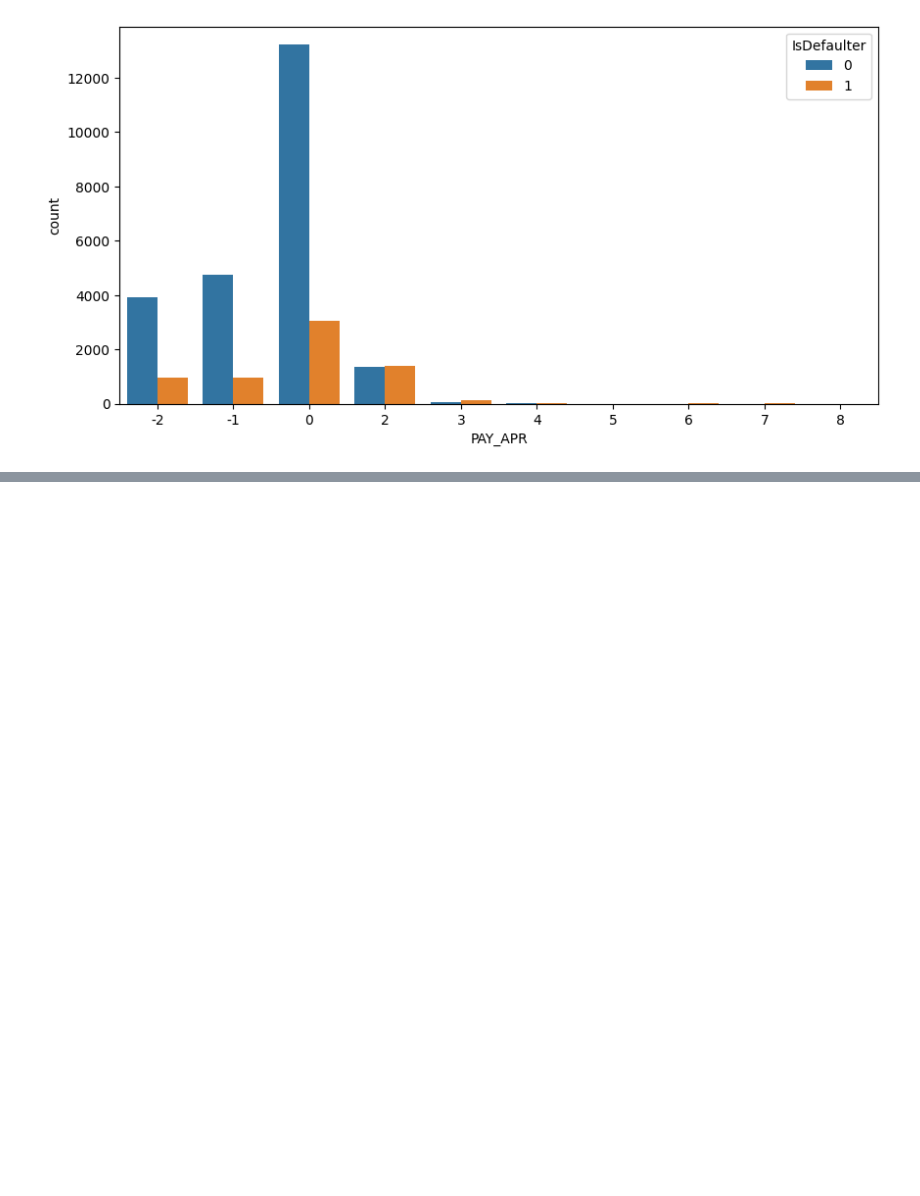
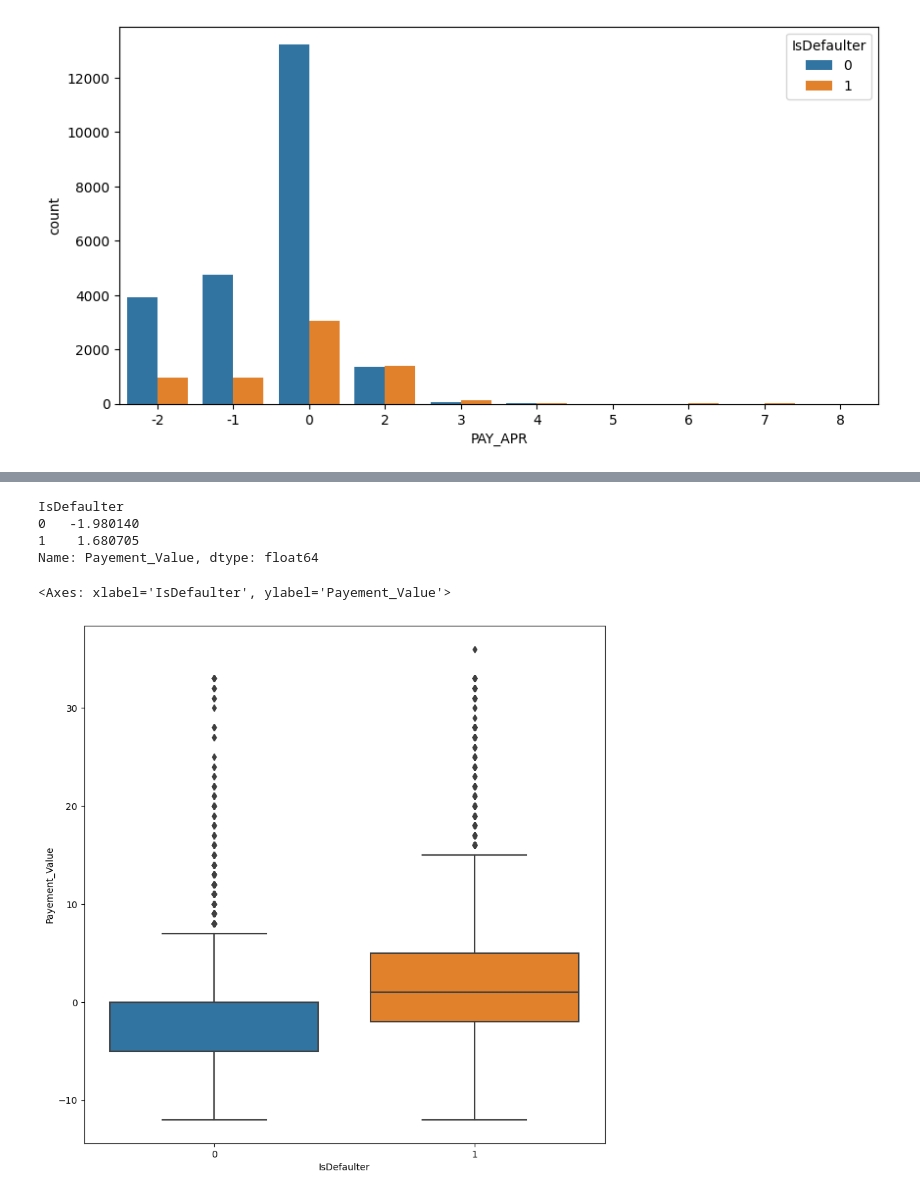
Before and after one commit to shaad4224/credit_card_default_prediction, a Jupyter notebook: Copy_of_credit_card_default_prediction.ipynb, the cells around one changed output, grey strips where cells are left out. Cells and saved outputs as stored; diff of their text form; code cells hidden in the pictures; blank space fills up the shorter version.

Commit message:
added some more visualization of countplot,boxplot

```diff
--- a/Copy_of_credit_card_default_prediction.ipynb
+++ b/Copy_of_credit_card_default_prediction.ipynb
@@ -287,0 +327,4 @@ for col in pay_col:
+# %%
+balance_df = pd.DataFrame(x_smote, columns=columns)
+# %%
+balance_df['IsDefaulter'] = y_smote
@@ -287,0 +347,17 @@ for col in pay_col:
+# %%
+new_df = balance_df.copy()
+# %%
+new_df['Payement_Value'] = new_df['PAY_SEPT'] + new_df['PAY_AUG'] + new_df['PAY_JUL'] + new_df['PAY_JUN'] + new_df['PAY_MAY'] + new_df['PAY_APR']
+# %%
+new_df.groupby('IsDefaulter')['Payement_Value'].mean()
+# %% [output]
+IsDefaulter
+0   -1.980140
+1    1.680705
+Name: Payement_Value, dtype: float64
+# %%
+plt.figure(figsize=(10,10))
+sns.boxplot(data = new_df, x = 'IsDefaulter', y = 'Payement_Value' )
+# %% [output]
+<Axes: xlabel='IsDefaulter', ylabel='Payement_Value'>
+[figure, added]
```
Also changed, not shown: parts of 6 cells of this notebook.
